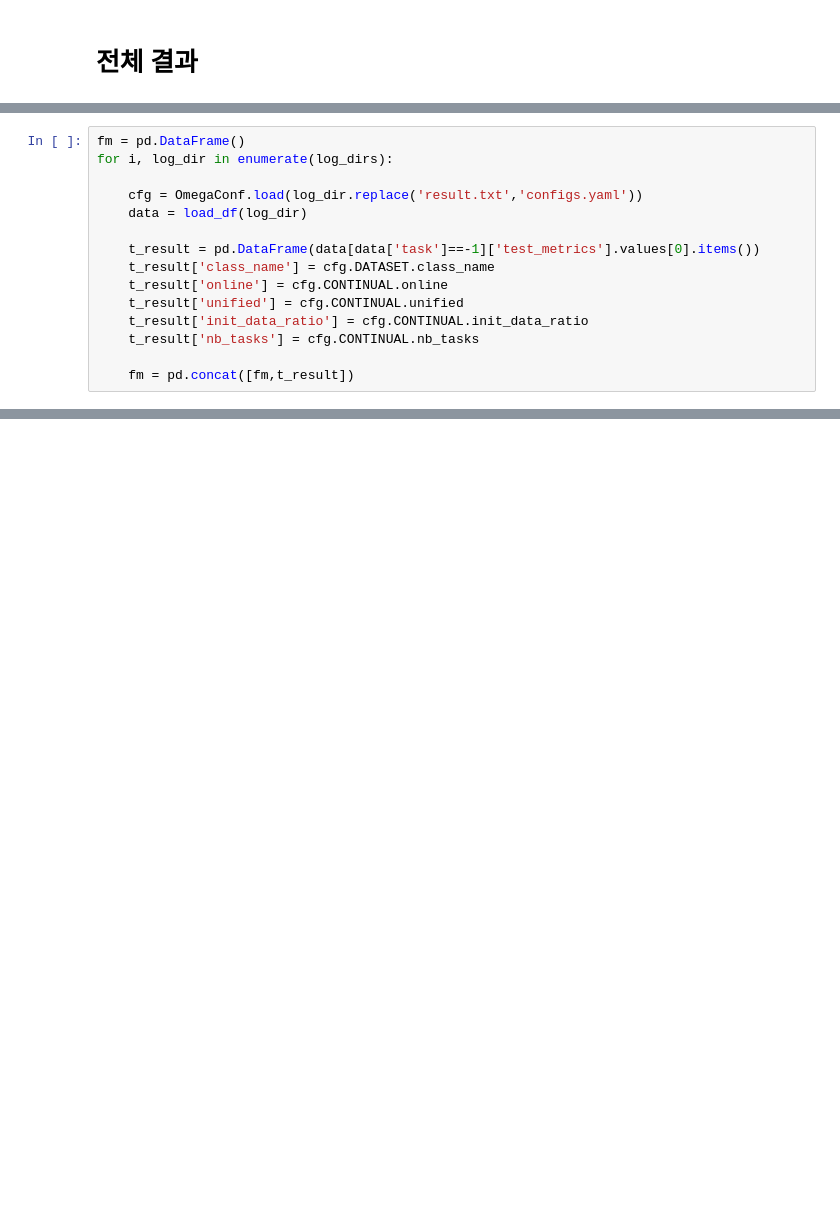
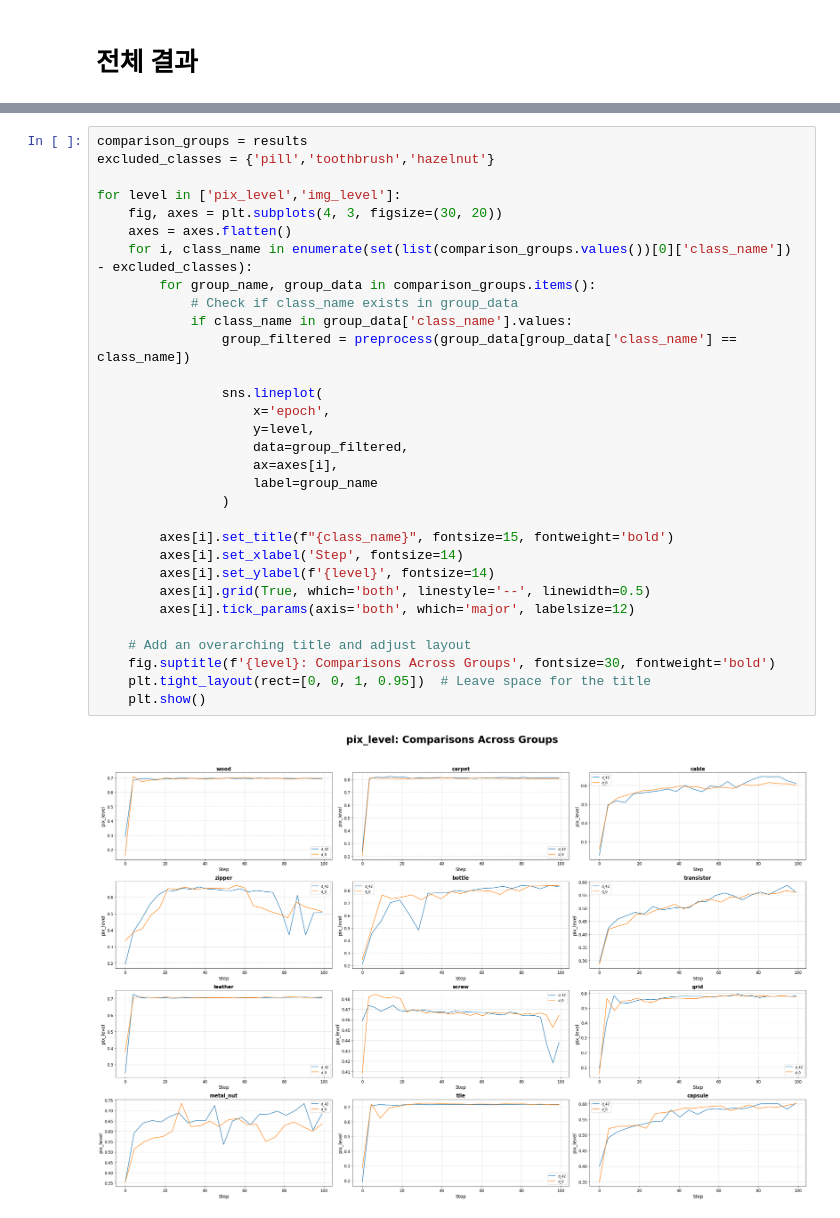
Before and after one commit to crimama/LifeLongerAD, a Jupyter notebook: notebooks/evaluation_viz.ipynb, the cells around one changed output, grey strips where cells are left out. Saved outputs shown, nothing was run; the diff lists cells and outputs as text; blank space fills up the shorter version.

```diff
--- a/notebooks/evaluation_viz.ipynb
+++ b/notebooks/evaluation_viz.ipynb
@@ -102,15 +68,0 @@ for i, log_dir in enumerate(log_dirs):
-# %%
-fm = pd.DataFrame()
-for i, log_dir in enumerate(log_dirs):
-
-    cfg = OmegaConf.load(log_dir.replace('result.txt','configs.yaml'))
-    data = load_df(log_dir)
-
-    t_result = pd.DataFrame(data[data['task']==-1]['test_metrics'].values[0].items())
-    t_result['class_name'] = cfg.DATASET.class_name
-    t_result['online'] = cfg.CONTINUAL.online
-    t_result['unified'] = cfg.CONTINUAL.unified
-    t_result['init_data_ratio'] = cfg.CONTINUAL.init_data_ratio
-    t_result['nb_tasks'] = cfg.CONTINUAL.nb_tasks
-
-    fm = pd.concat([fm,t_result])
@@ -221,0 +113,33 @@ plt.show()
+# %%
+comparison_groups = results
+excluded_classes = {'pill','toothbrush','hazelnut'}
+
+for level in ['pix_level','img_level']:
+    fig, axes = plt.subplots(4, 3, figsize=(30, 20))
+    axes = axes.flatten()
+    for i, class_name in enumerate(set(list(comparison_groups.values())[0]['class_name']) - excluded_classes):
+        for group_name, group_data in comparison_groups.items():
+            # Check if class_name exists in group_data
+            if class_name in group_data['class_name'].values:
+                group_filtered = preprocess(group_data[group_data['class_name'] == class_name])
+
+                sns.lineplot(
+                    x='epoch',
+                    y=level,
+                    data=group_filtered,
+                    ax=axes[i],
+                    label=group_name
+                )
+
+        axes[i].set_title(f"{class_name}", fontsize=15, fontweight='bold')
+        axes[i].set_xlabel('Step', fontsize=14)
+        axes[i].set_ylabel(f'{level}', fontsize=14)
+        axes[i].grid(True, which='both', linestyle='--', linewidth=0.5)
+        axes[i].tick_params(axis='both', which='major', labelsize=12)
+
+    # Add an overarching title and adjust layout
+    fig.suptitle(f'{level}: Comparisons Across Groups', fontsize=30, fontweight='bold')
+    plt.tight_layout(rect=[0, 0, 1, 0.95])  # Leave space for the title
+    plt.show()
+# %% [output]
+[figure, added]
```
Also changed, not shown: parts of 13 cells of this notebook, 38 other files.
